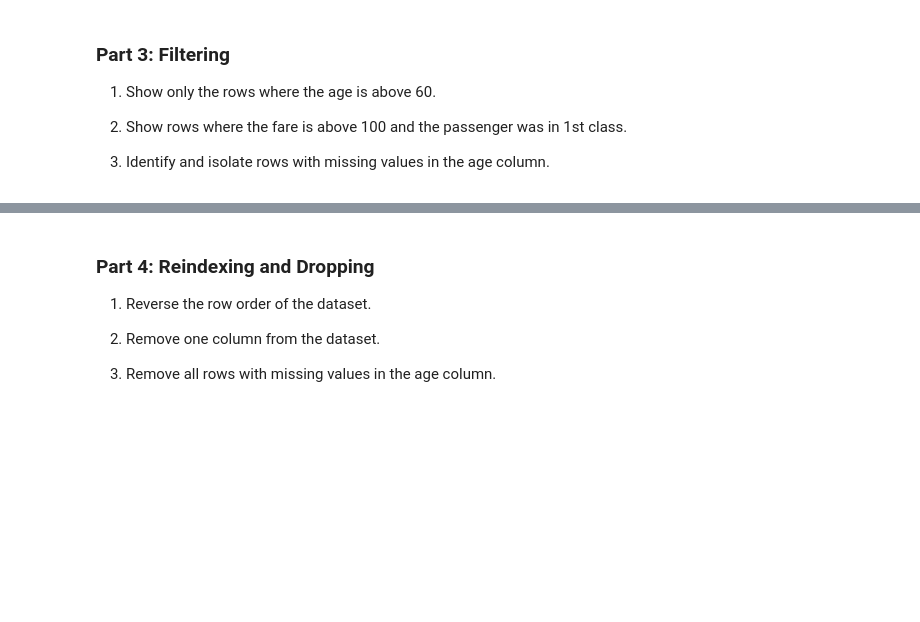
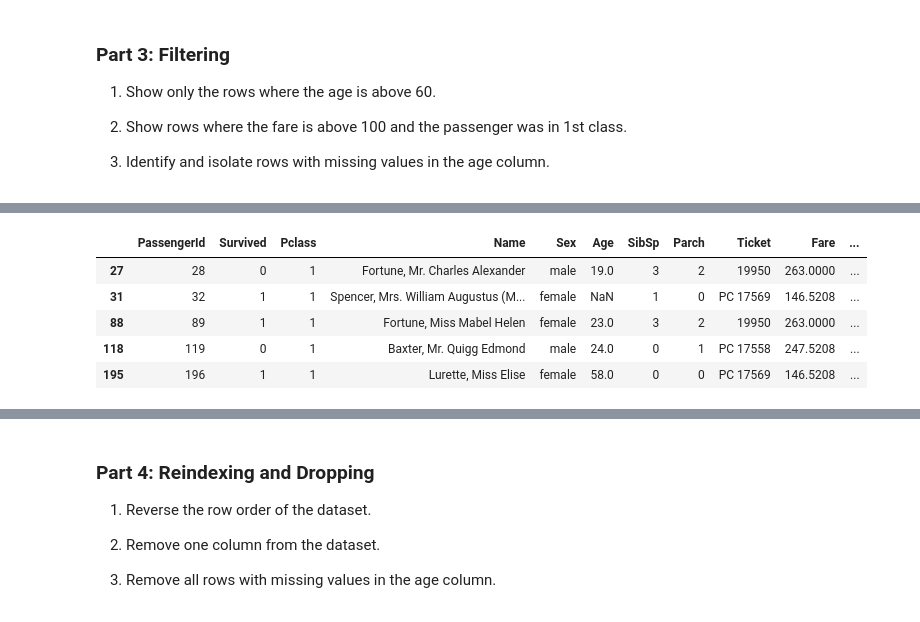
Before and after one commit to cda79/461-lab01-introduction, a Jupyter notebook: IAT461_LabTask01.ipynb, the cells around one changed output, grey strips where cells are left out. Drawn from its saved outputs; the diff is of its cells as text; code cells hidden in the pictures; blank space fills up the shorter version.

```diff
--- a/IAT461_LabTask01.ipynb
+++ b/IAT461_LabTask01.ipynb
@@ -137,0 +149,11 @@ young_passengers.head()
+# %%
+# 2. Show rows where the fare is above 100 and the passenger was in 1st class.
+expensive_passengers = df.loc[(df["Fare"] > 100) & (df["Pclass"] == 1)]
+expensive_passengers.head()
+# %% [output]
+|  | PassengerId | Survived | Pclass | Name | Sex | Age | SibSp | Parch | Ticket | Fare | ... |
+| 27 | 28 | 0 | 1 | Fortune, Mr. Charles Alexander | male | 19.0 | 3 | 2 | 19950 | 263.0000 | ... |
+| 31 | 32 | 1 | 1 | Spencer, Mrs. William Augustus (M... | female | NaN | 1 | 0 | PC 17569 | 146.5208 | ... |
+| 88 | 89 | 1 | 1 | Fortune, Miss Mabel Helen | female | 23.0 | 3 | 2 | 19950 | 263.0000 | ... |
+| 118 | 119 | 0 | 1 | Baxter, Mr. Quigg Edmond | male | 24.0 | 0 | 1 | PC 17558 | 247.5208 | ... |
+| 195 | 196 | 1 | 1 | Lurette, Miss Elise | female | 58.0 | 0 | 0 | PC 17569 | 146.5208 | ... |
```
Also changed, not shown: parts of 2 cells of this notebook.
